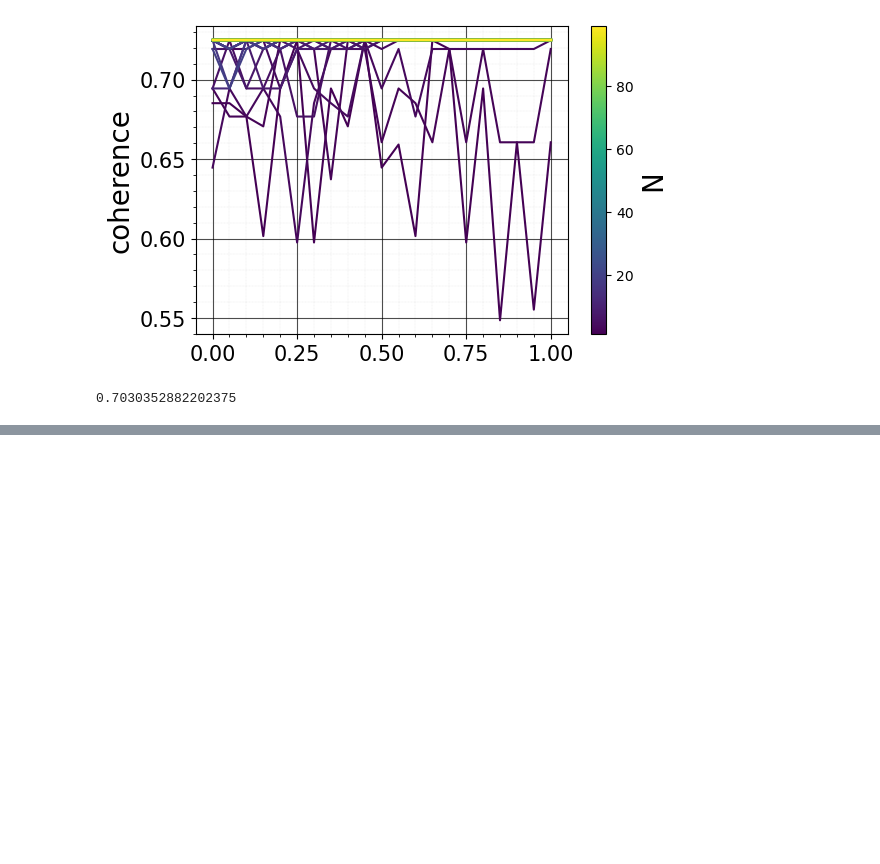
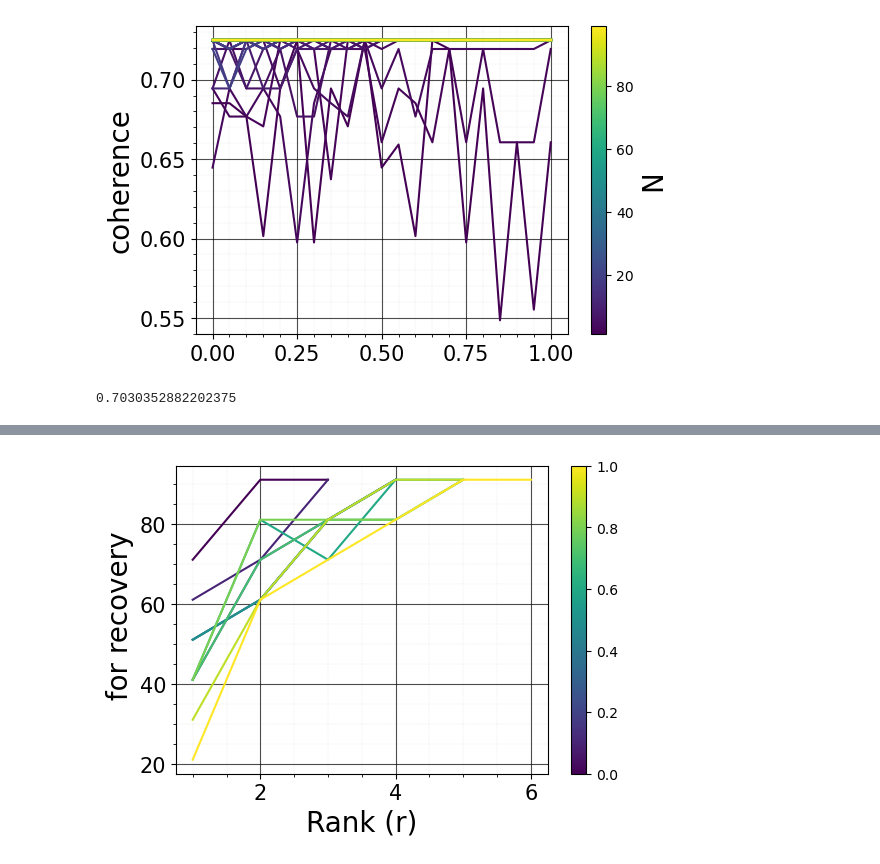
Before and after one commit to ptalom/in-context-learning, a Jupyter notebook: matrix_factorization.ipynb, the cells around one changed output, grey strips where cells are left out. Saved outputs shown, nothing was run; the diff lists cells and outputs as text; code cells hidden in the pictures; blank space fills up the shorter version.

```diff
--- a/matrix_factorization.ipynb
+++ b/matrix_factorization.ipynb
@@ -237,0 +313,27 @@ tau = 0.1, 2/11
+# %%
+rows, cols = 1, 1
+figsize=FIGSIZE
+figsize=(cols*figsize[0], rows*figsize[1])
+fig = plt.figure(figsize=figsize)
+
+ax = fig.add_subplot(rows, cols, 1)
+_, ax, _ = get_twin_axis(ax=ax, no_twin=True)
+color_indices = np.linspace(0, 1, len(all_tau))
+colors = plt.cm.viridis(color_indices)
+for i, tau in enumerate(all_tau):
+    ax.plot(all_s, min_N_for_s[tau], label=f'={round(tau, 3)}', color=colors[i])
+
+ax.set_xlabel('Rank (r)', fontsize=LABEL_FONTSIZE)
+ax.set_ylabel(' for recovery', fontsize=LABEL_FONTSIZE)
+ax.tick_params(axis='both', labelsize=TICK_LABEL_FONTSIZE)
+# Create a color bar
+sm = plt.cm.ScalarMappable(cmap='viridis', norm=plt.Normalize(vmin=min(all_tau), vmax=max(all_tau)))
+sm.set_array([])  # We only need the colormap here, no actual data
+cbar = plt.colorbar(sm, ax=ax)
+cbar.set_label('', fontsize=LABEL_FONTSIZE)
+
+#plt.savefig(f"{LOG_DIR}/{problem}_convex_programming_N_min"  + '.pdf', dpi=300, bbox_inches='tight', format='pdf')
+
+plt.show()
+# %% [output]
+[figure, added]
```
Also changed, not shown: parts of 2 cells of this notebook.
